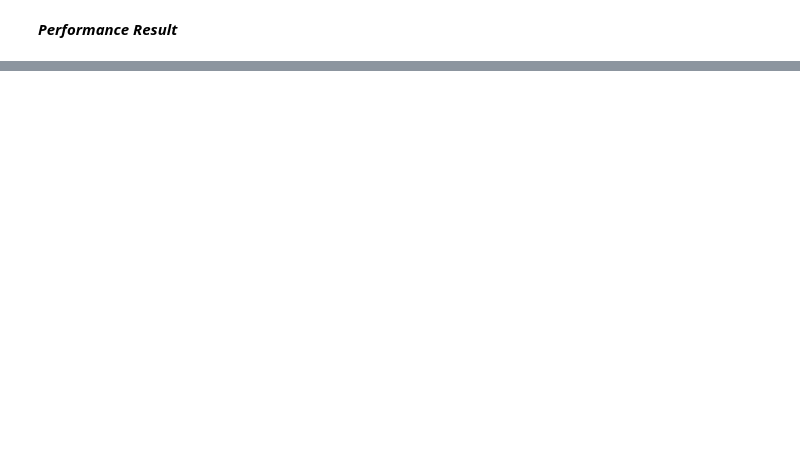
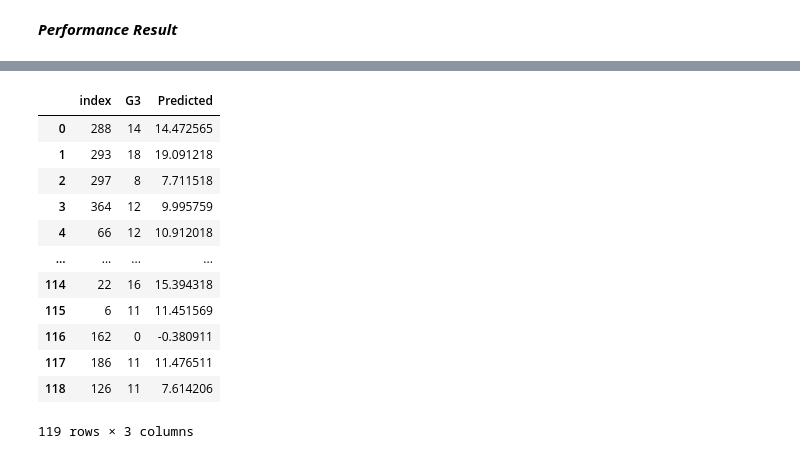
Before and after one commit to PleumjaiOfficial/Regression-Student-Performance, a Jupyter notebook: Predict Student Score.ipynb, the cells around one changed output, grey strips where cells are left out. Drawn from its saved outputs; the diff is of its cells as text; code cells hidden in the pictures; blank space fills up the shorter version.

Commit message:
add compare for clearly to teaching

```diff
--- a/Predict Student Score.ipynb
+++ b/Predict Student Score.ipynb
@@ -476,4 +489,5 @@ so model at 268 is  10 = a + (-0.36305)x1 + (1.054656)x2 + ... + (-0.296908)x45
 # %%
 model = LinearRegression()
-model.fit(x_train,y_train)
+lm_model = model.fit(x_train,y_train)
+lm_model.coef_
 # %% [output]
@@ -529,0 +570,18 @@ R-square for train set : 0.7946
+# %%
+#compare with actual data
+compare_data = pd.concat([y_test.reset_index(), pd.Series(score_G3,name='Predicted')],axis='columns')
+compare_data
+# %% [output]
+|  | index | G3 | Predicted |
+| 0 | 288 | 14 | 14.472565 |
+| 1 | 293 | 18 | 19.091218 |
+| 2 | 297 | 8 | 7.711518 |
+| 3 | 364 | 12 | 9.995759 |
+| 4 | 66 | 12 | 10.912018 |
+| ... | ... | ... | ... |
+| 114 | 22 | 16 | 15.394318 |
+| 115 | 6 | 11 | 11.451569 |
+| 116 | 162 | 0 | -0.380911 |
+| 117 | 186 | 11 | 11.476511 |
+| 118 | 126 | 11 | 7.614206 |
+119 rows × 3 columns
```
Also changed, not shown: parts of 13 cells of this notebook.
